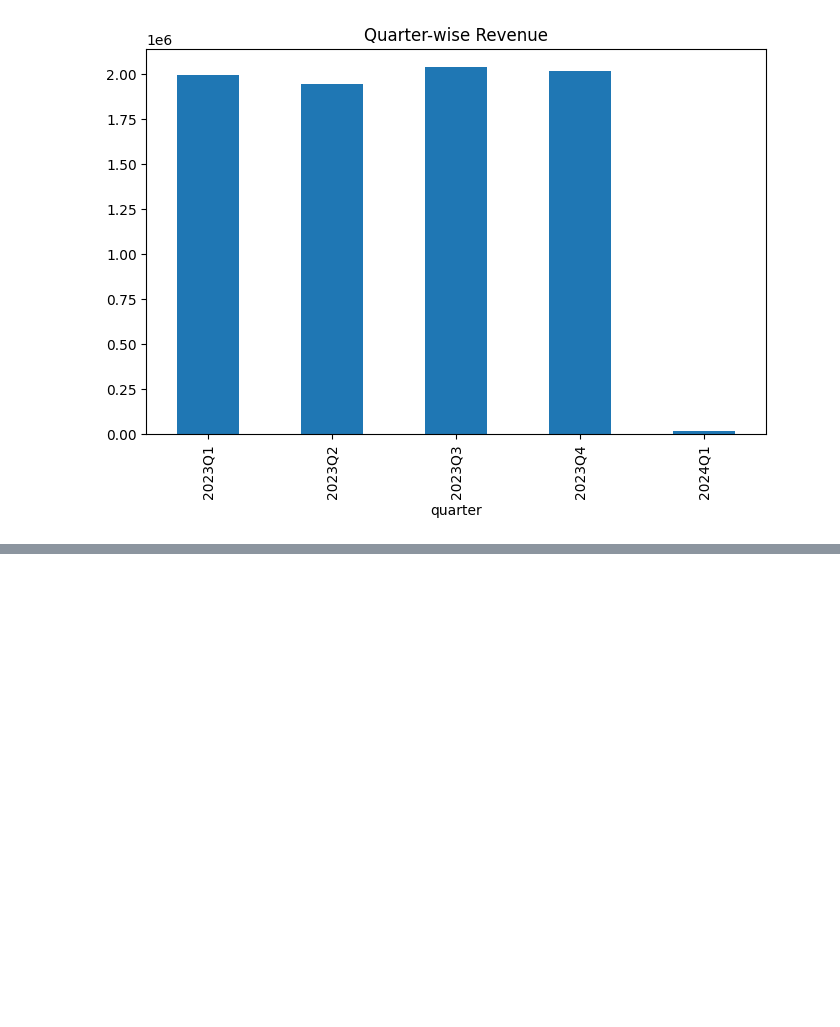
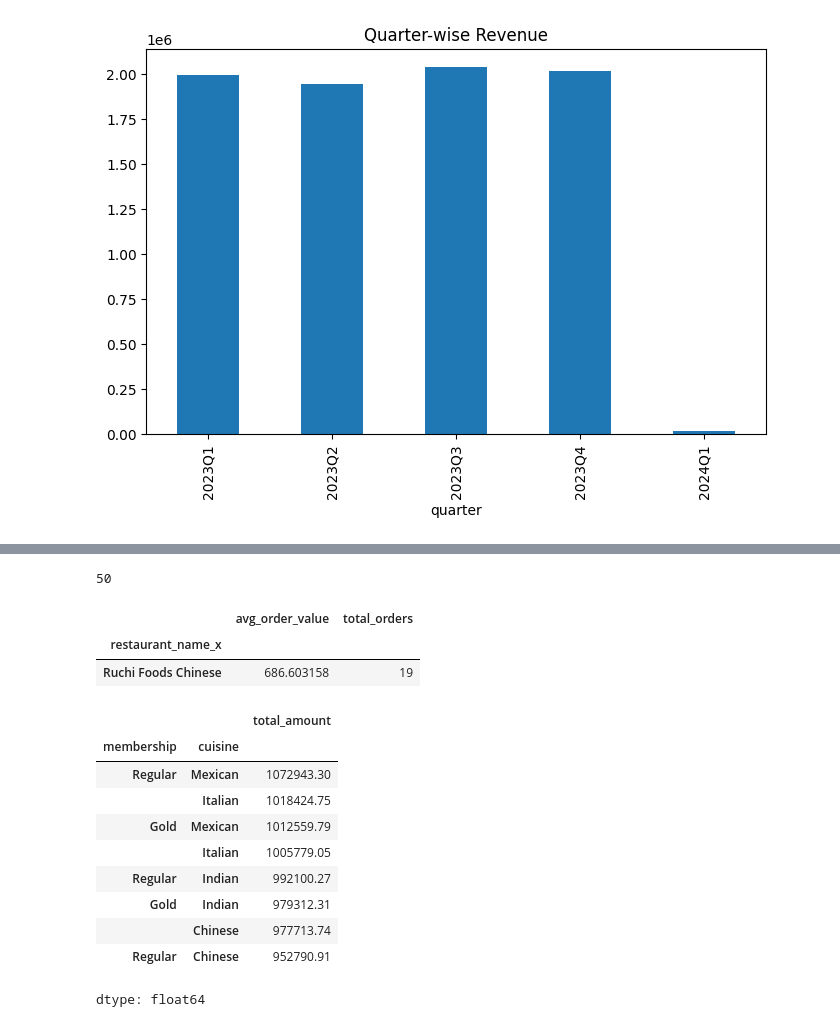
Before and after one commit to RajendharAre/Data_Analytics, a Jupyter notebook: Innomatics_Data_Analytics_Task.ipynb, the cells around one changed output, grey strips where cells are left out. Cells and saved outputs as stored; diff of their text form; code cells hidden in the pictures; blank space fills up the shorter version.

```diff
--- a/Innomatics_Data_Analytics_Task.ipynb
+++ b/Innomatics_Data_Analytics_Task.ipynb
@@ -297,0 +374,40 @@ quarter_revenue.plot(kind='bar', title='Quarter-wise Revenue', figsize=(8,5))
+# %%
+# What percentage of total orders were placed by Gold members?
+total_orders = final_df.shape[0]
+gold_orders = gold_df.shape[0]
+percentage = (gold_orders / total_orders) * 100
+round(percentage)
+# %% [output]
+50
+# %%
+# Which restaurant has the highest AOV but < 20 total orders?
+options = [
+    'Grand Cafe Punjabi',
+    'Grand Restaurant South Indian',
+    'Ruchi Mess Multicuisine',
+    'Ruchi Foods Chinese'
+]
+filtered_stats = restaurant_stats.loc[options]
+filtered_stats[filtered_stats['total_orders'] < 20] \
+    .sort_values('avg_order_value', ascending=False)
+# %% [output]
+|  | avg_order_value | total_orders |
+| restaurant_name_x |  |  |
+| Ruchi Foods Chinese | 686.603158 | 19 |
+# %%
+# Which combination contributes the highest revenue?
+final_df.groupby(
+    ['membership', 'cuisine']
+)['total_amount'].sum().sort_values(ascending=False)
+# %% [output]
+|  |  | total_amount |
+| membership | cuisine |  |
+| Regular | Mexican | 1072943.30 |
+|  | Italian | 1018424.75 |
+| Gold | Mexican | 1012559.79 |
+|  | Italian | 1005779.05 |
+| Regular | Indian | 992100.27 |
+| Gold | Indian | 979312.31 |
+|  | Chinese | 977713.74 |
+| Regular | Chinese | 952790.91 |
+dtype: float64
```
Also changed, not shown: parts of 18 cells of this notebook.
